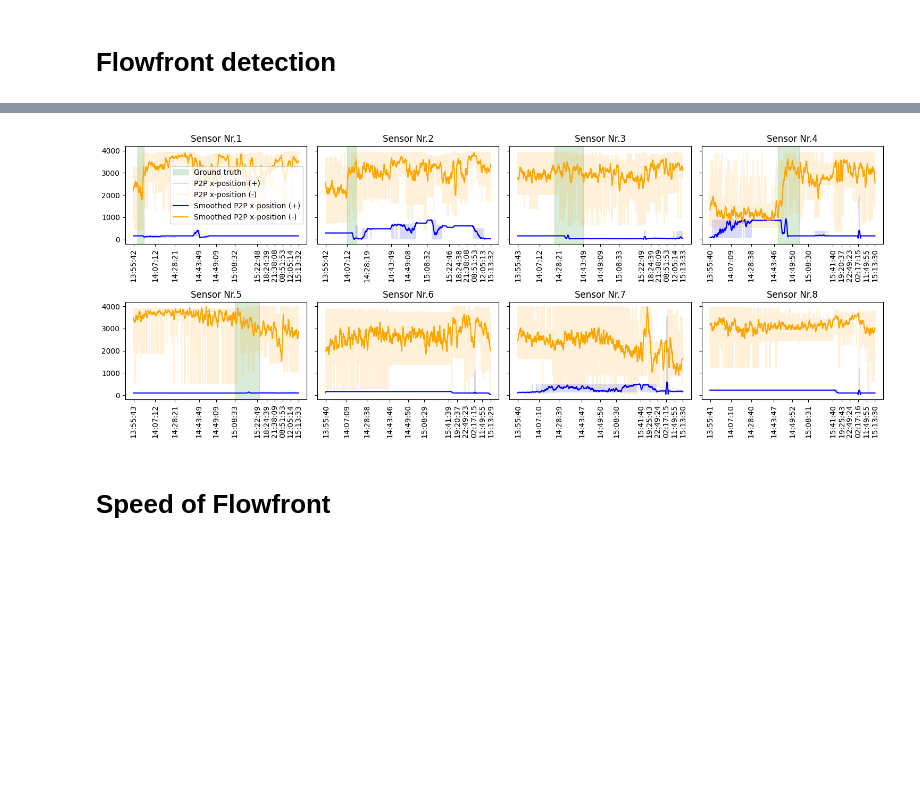
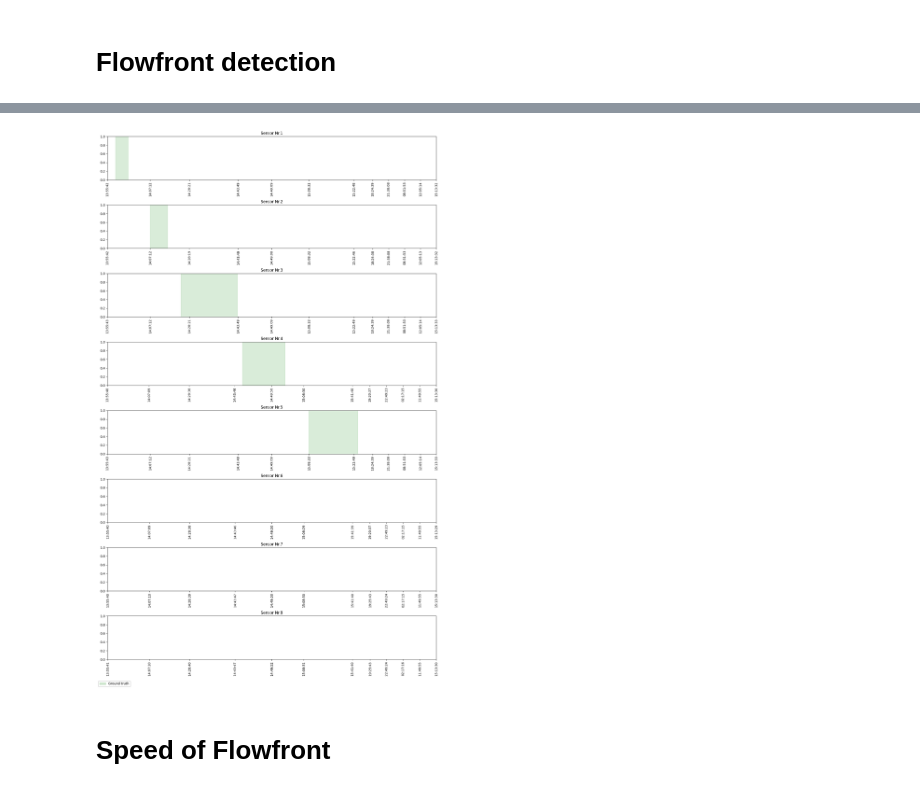
Before and after one commit to 13Bytes/wulpus, a Jupyter notebook: sw/flowfront_detection.ipynb, the cells around one changed output, grey strips where cells are left out. Drawn from its saved outputs; the diff is of its cells as text; code cells hidden in the pictures; blank space fills up the shorter version.

```diff
--- a/sw/flowfront_detection.ipynb
+++ b/sw/flowfront_detection.ipynb
@@ -174,13 +236,14 @@ def print_ground_truth(ax: plt.Axes, sensor: Data, sensor_index):
 # %%
+
 fig, axs = plt.subplots(2, 4, sharey=True, figsize=(15, 6))
 plt.tight_layout(h_pad=5.0)
-IGNORE_FIRST_N_SAMPLES = 10
+IGNORE_FIRST_N_SAMPLES = 15
 for i, sensor in enumerate(data):
-    peaks = get_peak_metrics(sensor["wavelet_values"], ignore_n=IGNORE_FIRST_N_SAMPLES)
-    sensor["peaks"] = peaks
-    smooth_p2p = savgol_filter(peaks['p2p'], 50, 2)
+    sensor["peaks"] = get_peak_metrics(sensor["wavelet_values"], sensor["y"], ignore_n=IGNORE_FIRST_N_SAMPLES)
+    peaks = sensor["peaks"]
+    smooth_p_wavelet = savgol_filter(peaks['p_wavelet']/10, 50, 2)
 
-    smooth_deriv = savgol_filter(peaks['p2p'], 50, 2, deriv=1)
+    smooth_deriv = savgol_filter(peaks['p2p_wavelet'], 50, 2, deriv=1)
     smooth_deriv_lowpass = medfilt(smooth_deriv, kernel_size=29)
 
     curing_index = np.where(smooth_deriv_lowpass <= -2)[0]
@@ -190,16 +253,16 @@ for i, sensor in enumerate(data):
     ax.set_title(f"Sensor Nr.{i+1}")
     print_ground_truth(ax, sensor, i)
     print_flowfront(ax, curing_index)
-    ax.axhline(IGNORE_FIRST_N_SAMPLES, color='red', linestyle='--', linewidth=1, alpha=0.8)
-    ax.plot(peaks['p2p'], label='Peak2Peak Amplitude')
-    ax.plot(smooth_p2p, label='Smoothed Peak2Peak Amplitude')
+    # ax.plot(peaks['p_wavelet']/10, label='|p_wavelet|')
+    # ax.plot(smooth_p_wavelet, label='|p_wavelet| smoothed')
+    ax.plot(peaks['p2p'], label='|p2p|')
+    ax.plot(peaks['p2p_wavelet'], label='|p2p_wavelet|', color='orange')
     ax2 = ax.twinx()
     ax2.plot(smooth_deriv_lowpass,
-             label='Smoothed Derivative Lowpass', color='red')
+             label='Derivative Lowpass smoothed', color='red')
     fig.tight_layout()
+    print_borders(sensor, ax)
     format_time_xticks(ax, index=sensor["x"], num_ticks=5, rotation=90)
-    if i == 0:
-        ax.legend()
-    if i == 7:
-        ax2.legend()
+create_legend(fig, *fig.axes)
+fig.tight_layout()
 # %% [output]
@@ -245,26 +379,18 @@ for i, sensor in enumerate(data):
 # %%
-fig, axs = plt.subplots(2, 4, sharey=True, figsize=(15, 6))
+fig, axs = plt.subplots(8, 1, sharey=True, figsize=(15, 8*3))
 plt.tight_layout(h_pad=5.0)
-for i, sensor in enumerate(data):
-    peak_position_pos = sensor["peaks"]['peak_position_pos']
-    peak_position_neg = sensor["peaks"]['peak_position_neg']
+for i, sensor in enumerate(data):\
+    sensor["y"]
 
 
-    ax = axs[i//4, i % 4]
+    ax = axs[i]
     ax.set_title(f"Sensor Nr.{i+1}")
     print_ground_truth(ax, sensor, i)
-    ax.plot(peak_position_pos, label='P2P x-position (+)', color='blue', alpha=0.15)
-    ax.plot(peak_position_neg, label='P2P x-position (-)', color='orange', alpha=0.15)
-    ax.plot(savgol_filter(peak_position_pos, 50, 2), color='blue', label='Smoothed P2P x-position (+)')
-    ax.plot(savgol_filter(peak_position_neg, 50, 2), color='orange', label='Smoothed P2P x-position (-)')
 
-
-    fig.tight_layout()
     format_time_xticks(ax, index=sensor["x"], num_ticks=5, rotation=90)
-    if i == 0:
-        ax.legend()
+    create_legend(fig, *fig.axes)
 # %% [output]
-[figure, old version]
+[figure, new version]
 # %% [markdown]
 # Speed of Flowfront
 # %%
```
Also changed, not shown: parts of 12 cells of this notebook, 1 other file.
